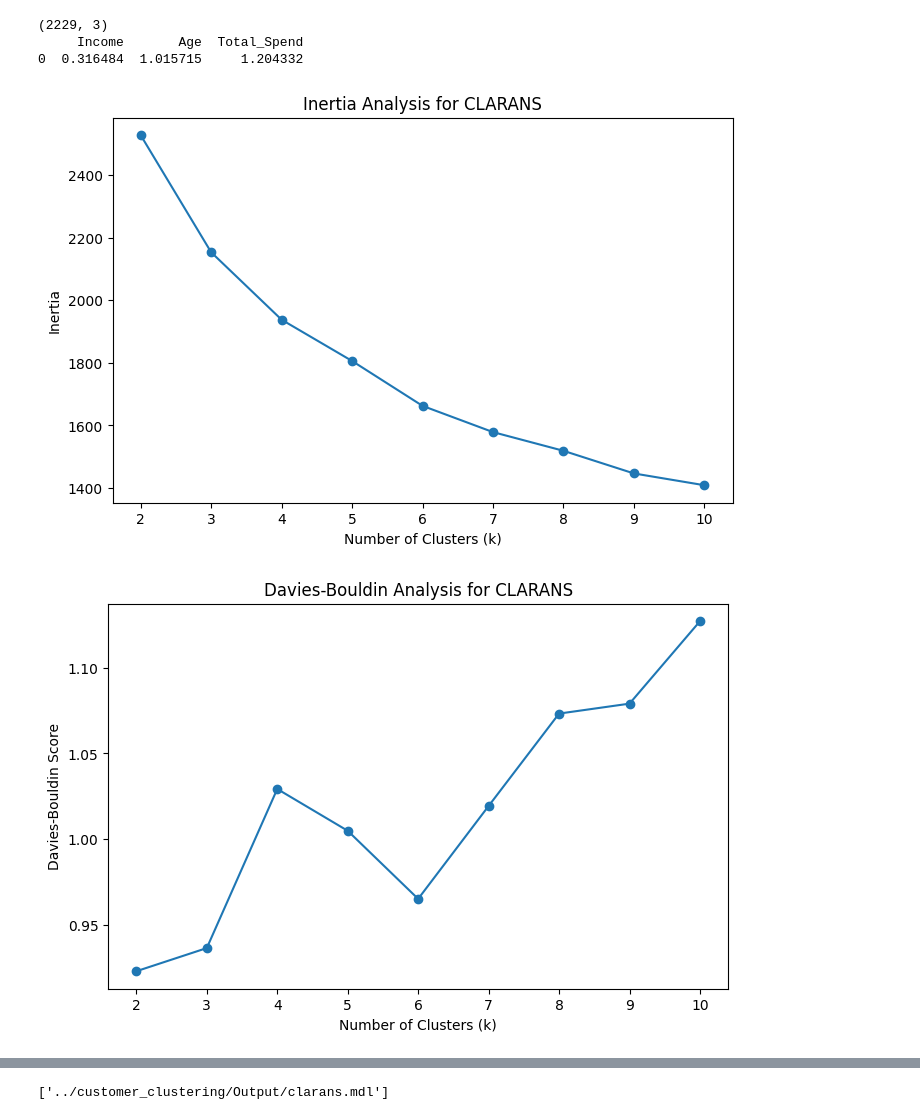
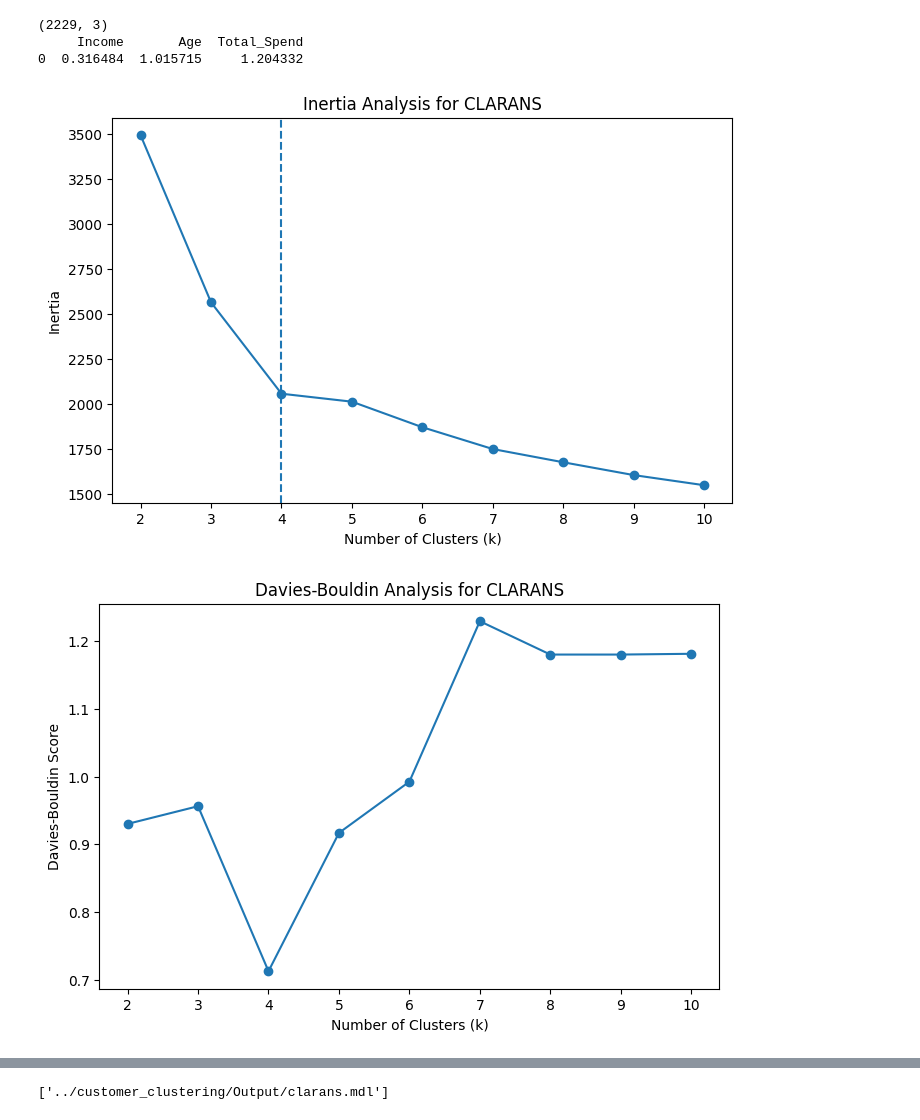
Before and after one commit to GiaHuy910/CLARANS-IN-MARKETING, a Jupyter notebook: customer_clustering/Clarans.ipynb, the cells around one changed output, grey strips where cells are left out. Cells and saved outputs as stored; diff of their text form; code cells hidden in the pictures.

```diff
--- a/customer_clustering/Clarans.ipynb
+++ b/customer_clustering/Clarans.ipynb
@@ -72,8 +74,6 @@ class CLARANS:
 
 
 #CLARANS fast build
-from sklearn.metrics import silhouette_score
-from sklearn.metrics import davies_bouldin_score
 def clarans_fast_build(data,n_clusters,num_local,max_neighbors,first_column,second_column):
 
     model=CLARANS(data,n_clusters,num_local,max_neighbors)
@@ -139,6 +139,7 @@ def clarans_davies_bouldin_analysis(data, k_range, num_local, max_neighbors,prin
 
 def clarans_Inertia_analysis(data, k_range, num_local, max_neighbors,print_scores=False):
     inertia_scores = []
+    k_values=k_range
     for k in k_range:
         model = CLARANS(data, k, num_local, max_neighbors)
         model.fit()
@@ -146,9 +147,12 @@ def clarans_Inertia_analysis(data, k_range, num_local, max_neighbors,print_score
         inertia_scores.append(inertia)
         if print_scores:
             print(f'k={k}, Inertia: {inertia:.4f}')
+    kneedle=KneeLocator(k_values,inertia_scores,curve='convex',direction='decreasing')
+    k_optimal=kneedle.knee
 
     plt.figure(figsize=(8, 5))
     plt.plot(k_range, inertia_scores, marker='o')
+    plt.axvline(x=k_optimal, linestyle='--')
     plt.xlabel('Number of Clusters (k)')
     plt.ylabel('Inertia')
     plt.title('Inertia Analysis for CLARANS')
@@ -201,9 +167,13 @@ print(data.head(1))
      Income       Age  Total_Spend
 0  0.316484  1.015715     1.204332
 # %%
-clarans_Inertia_analysis(data,[2,3,4,5,6,7,8,9,10],num_local=10,max_neighbors=100)
-clarans_davies_bouldin_analysis(data,[2,3,4,5,6,7,8,9,10],num_local=10,max_neighbors=100)
-clarans_silhouette_analysis(data,[2,3,4,5,6,7,8,9,10],num_local=10,max_neighbors=100)
+#Chạy để chọn k tốt nhất
+k=[2,3,4,5,6,7,8,9,10]
+n_local=5
+max_nei=20
+clarans_Inertia_analysis(data,k,num_local=n_local,max_neighbors=max_nei)
+clarans_davies_bouldin_analysis(data,k,num_local=n_local,max_neighbors=max_nei)
+clarans_silhouette_analysis(data,k,num_local=n_local,max_neighbors=max_nei)
 # %% [output]
-[figure, old version]
+[figure, new version]
-[figure, old version]
+[figure, new version]
```
Also changed, not shown: parts of 11 cells of this notebook, 4 other files.
